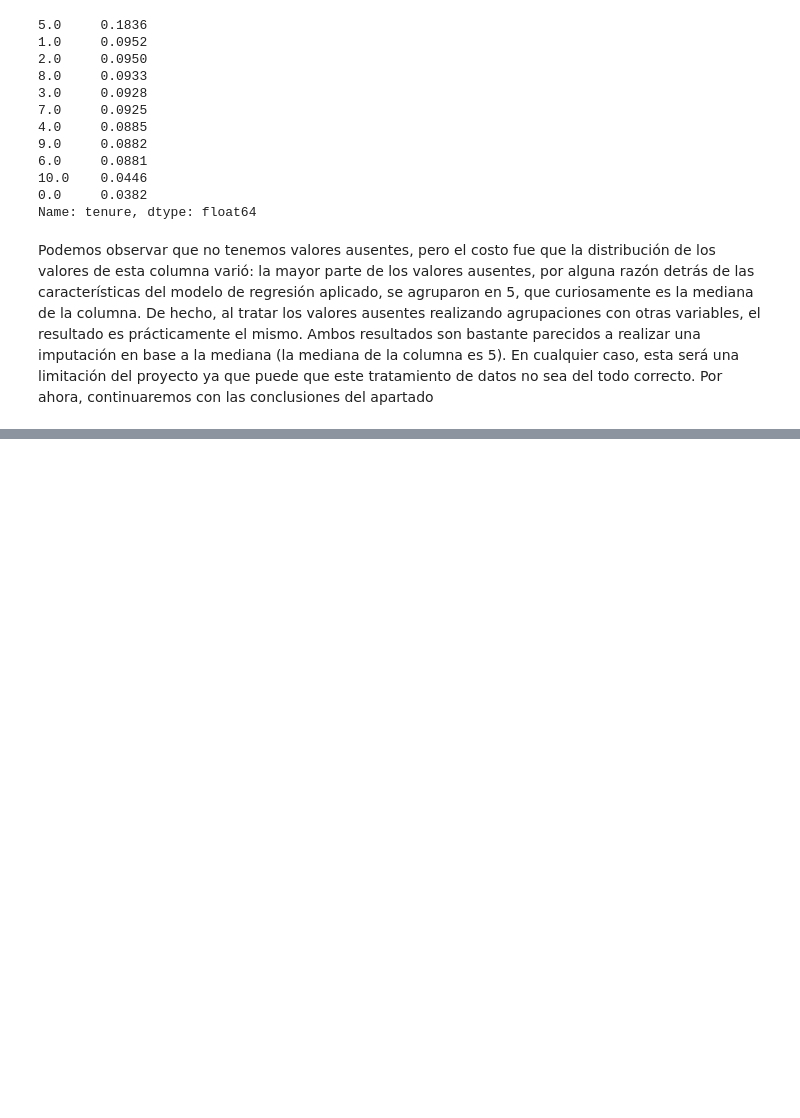
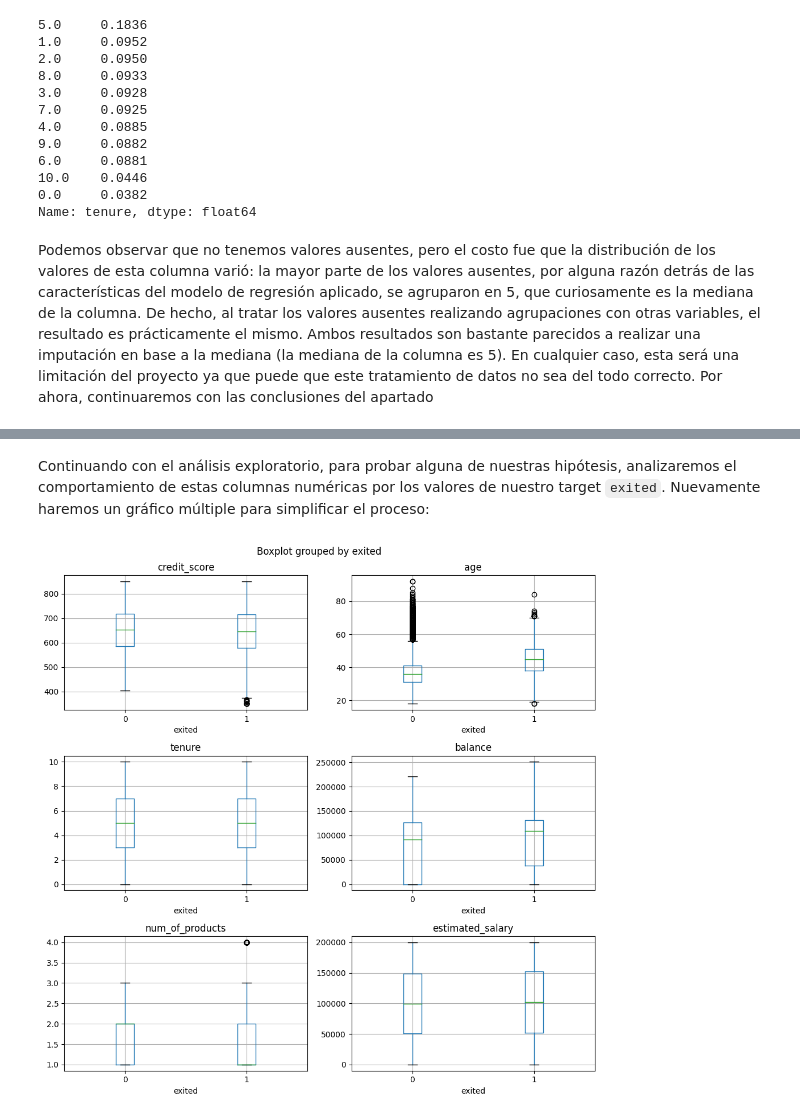
Before and after one commit to ChristianMartinezCaceres/Practicum-portfolio, a Jupyter notebook: 08_bank_customers_model/bank_customers_model.ipynb, the cells around one changed output, grey strips where cells are left out. Drawn from its saved outputs; the diff is of its cells as text; code cells hidden in the pictures; blank space fills up the shorter version.

```diff
--- a/08_bank_customers_model/bank_customers_model.ipynb
+++ b/08_bank_customers_model/bank_customers_model.ipynb
@@ -293,0 +360,15 @@ Podemos observar que no tenemos valores ausentes, pero el costo fue que la distr
+# %% [markdown]
+Continuando con el análisis exploratorio, para probar alguna de nuestras hipótesis, analizaremos el comportamiento de estas columnas numéricas por los valores de nuestro target ``exited``. Nuevamente haremos un gráfico múltiple para simplificar el proceso:
+# %%
+# Crear la figura y los subplots con el tamaño especificado
+fig, axes = plt.subplots(num_rows, num_cols, figsize=(10, 10))
+
+# Bucle para generar los subplots para cada columna numérica
+for i, ax in zip(data_numer, axes.flatten()):
+    ax.set_title(i)  # Asignar el título de la columna al subplot
+    data_beta_ohe.boxplot(by='exited', column=i, ax=ax) # Graficar el boxplot para la columna i, separando por la variable 'exited'
+
+plt.tight_layout() # Ajustar el diseño de los subplots para que no se superpongan
+plt.show()
+# %% [output]
+[figure, added]
```
Also changed, not shown: parts of 17 cells of this notebook.
